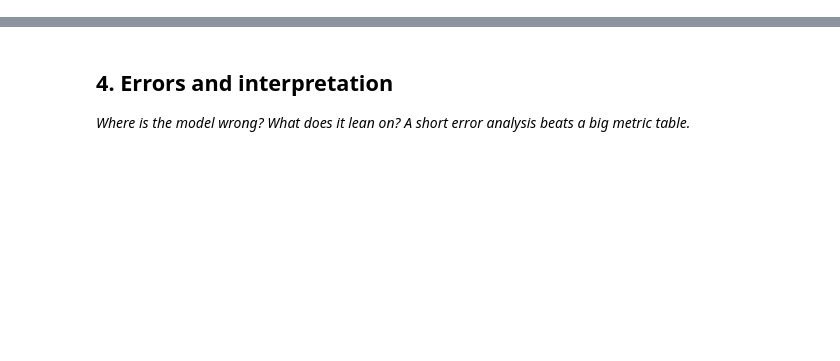
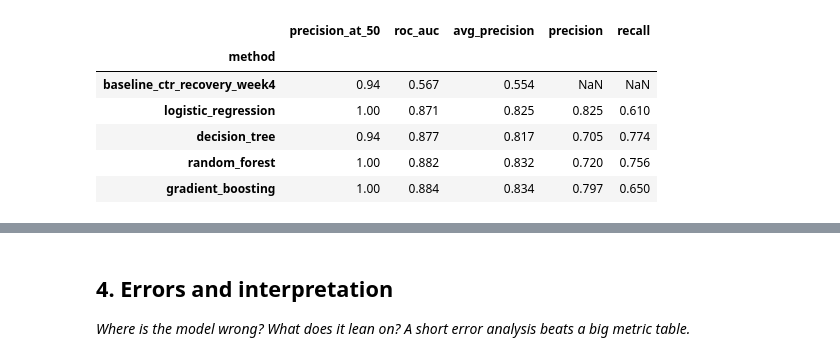
Before and after one commit to Somaskandan931/flyrank-ml-2026-Somaskandan931, a Jupyter notebook: work/notebooks/w05_model.ipynb, the cells around one changed output, grey strips where cells are left out. Saved outputs shown, nothing was run; the diff lists cells and outputs as text; code cells hidden in the pictures; blank space fills up the shorter version.

```diff
--- a/work/notebooks/w05_model.ipynb
+++ b/work/notebooks/w05_model.ipynb
@@ -29,0 +120,11 @@ This skeleton is yours to fill. Work the sections **in order** — each one has
+# %%
+# This cell is for CODE (numbers, a query, a check).
+splitter = GroupShuffleSplit(n_splits=1, test_size=0.2, random_state=RANDOM_STATE)
+train_idx, test_idx = next(splitter.split(df, groups=df[GROUP_COL]))
+train_df, test_df = df.iloc[train_idx].copy(), df.iloc[test_idx].copy()
+
+overlap = set(train_df[GROUP_COL]) & set(test_df[GROUP_COL])
+assert not overlap, f"Client leakage across split: {len(overlap)} shared clients"
+
+print(f"Train: {len(train_df)} rows / {train_df[GROUP_COL].nunique()} clients")
+print(f"Test:  {len(test_df)} rows / {test_df[GROUP_COL].nunique()} clients")
@@ -29,0 +145,77 @@ This skeleton is yours to fill. Work the sections **in order** — each one has
+# %%
+# This cell is for CODE (numbers, a query, a check).
+X_train, y_train = train_df[FEATURE_COLS], train_df[LABEL_COL]
+X_test, y_test = test_df[FEATURE_COLS], test_df[LABEL_COL]
+
+def precision_at_k(y_true, scores, k):
+    order = np.argsort(scores)[::-1][:k]
+    y_true = np.asarray(y_true)
+    return y_true[order].mean()
+
+# --- Baseline: CTR Recovery Priority, recomputed on the early window, benchmark fit on train only ---
+def position_bucket(pos):
+    if pos <= 3: return "1-3"
+    if pos <= 10: return "4-10"
+    if pos <= 20: return "11-20"
+    if pos <= 50: return "21-50"
+    return "51+"
+
+train_df["position_bucket"] = train_df["gsc_avg_position_early"].apply(position_bucket)
+test_df["position_bucket"] = test_df["gsc_avg_position_early"].apply(position_bucket)
+
+benchmark_ctr = (
+    train_df.assign(ctr=train_df["gsc_clicks_early"] / train_df["gsc_impressions_early"])
+    .groupby("position_bucket")
+    .apply(lambda g: g["gsc_clicks_early"].sum() / g["gsc_impressions_early"].sum())
+)
+
+test_df["ctr_early"] = test_df["gsc_clicks_early"] / test_df["gsc_impressions_early"]
+test_df["benchmark_ctr"] = test_df["position_bucket"].map(benchmark_ctr)
+test_df["baseline_score"] = ((test_df["benchmark_ctr"] - test_df["ctr_early"]).clip(lower=0)
+                              * test_df["gsc_impressions_early"])
+
+baseline_row = {
+    "method": "baseline_ctr_recovery_week4",
+    f"precision_at_{K_FOR_PRECISION}": round(precision_at_k(y_test, test_df["baseline_score"].values, K_FOR_PRECISION), 3),
+    "roc_auc": round(roc_auc_score(y_test, test_df["baseline_score"]), 3),
+    "avg_precision": round(average_precision_score(y_test, test_df["baseline_score"]), 3),
+    "precision": np.nan,   # rule has no fixed 0.5 threshold, so precision/recall at threshold aren't defined
+    "recall": np.nan,
+}
+
+# --- Trained models ---
+models = {
+    "logistic_regression": LogisticRegression(max_iter=2000, class_weight="balanced"),
+    "decision_tree": DecisionTreeClassifier(max_depth=6, random_state=RANDOM_STATE, class_weight="balanced"),
+    "random_forest": RandomForestClassifier(
+        n_estimators=300, max_depth=8, random_state=RANDOM_STATE, class_weight="balanced", n_jobs=-1
+    ),
+    "gradient_boosting": GradientBoostingClassifier(random_state=RANDOM_STATE),
+}
+
+fitted = {}
+rows = [baseline_row]
+for name, model in models.items():
+    model.fit(X_train, y_train)
+    fitted[name] = model
+    scores = model.predict_proba(X_test)[:, 1]
+    preds = (scores >= 0.5).astype(int)
+    rows.append({
+        "method": name,
+        f"precision_at_{K_FOR_PRECISION}": round(precision_at_k(y_test, scores, K_FOR_PRECISION), 3),
+        "precision": round(precision_score(y_test, preds, zero_division=0), 3),
+        "recall": round(recall_score(y_test, preds, zero_division=0), 3),
+        "roc_auc": round(roc_auc_score(y_test, scores), 3),
+        "avg_precision": round(average_precision_score(y_test, scores), 3),
+    })
+
+results_df = pd.DataFrame(rows).set_index("method")
+results_df
+# %% [output]
+|  | precision_at_50 | roc_auc | avg_precision | precision | recall |
+| method |  |  |  |  |  |
+| baseline_ctr_recovery_week4 | 0.94 | 0.567 | 0.554 | NaN | NaN |
+| logistic_regression | 1.00 | 0.871 | 0.825 | 0.825 | 0.610 |
+| decision_tree | 0.94 | 0.877 | 0.817 | 0.705 | 0.774 |
+| random_forest | 1.00 | 0.882 | 0.832 | 0.720 | 0.756 |
+| gradient_boosting | 1.00 | 0.884 | 0.834 | 0.797 | 0.650 |
```
Also changed, not shown: parts of 19 cells of this notebook.
